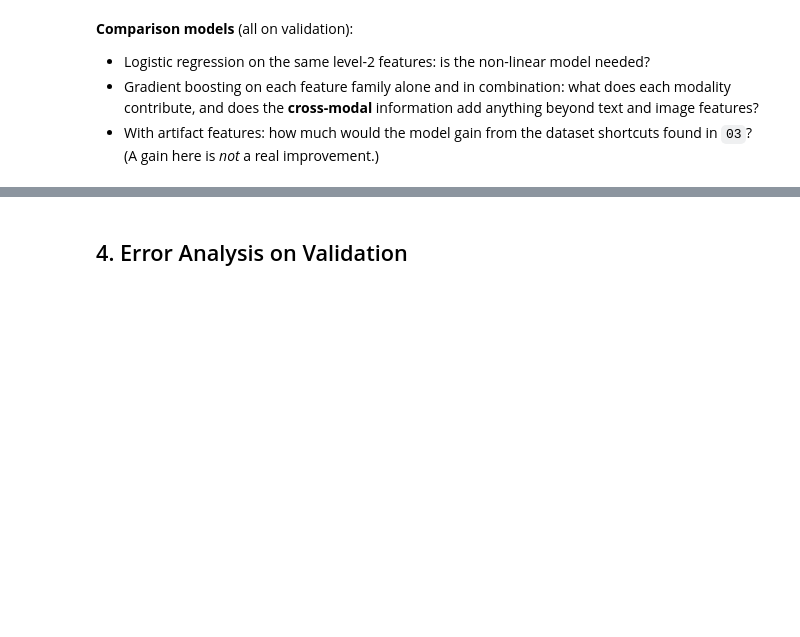
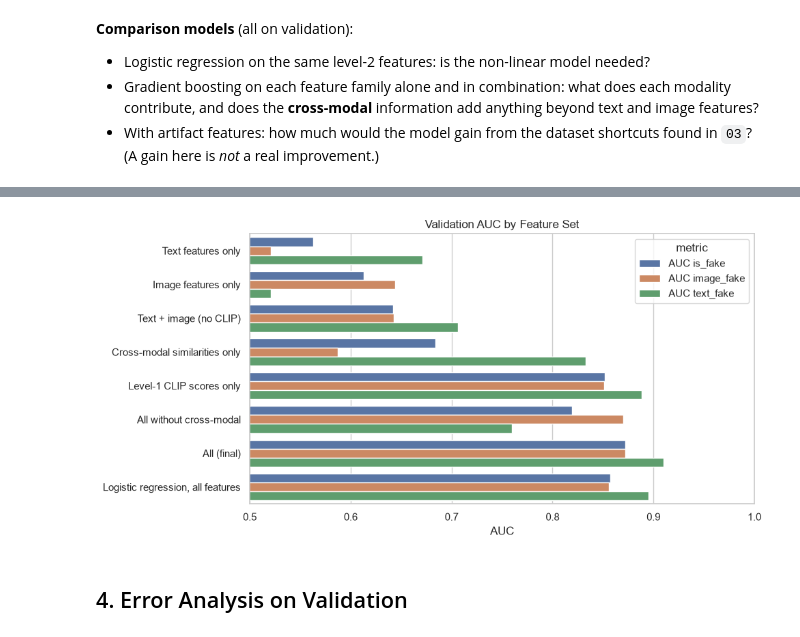
Before and after one commit to mfchloe/bt4012-team12, a Jupyter notebook: notebooks/05_multimodal_stacking.ipynb, the cells around one changed output, grey strips where cells are left out. Drawn from its saved outputs; the diff is of its cells as text; code cells hidden in the pictures; blank space fills up the shorter version.

Commit message:
Complete CLIP features and multimodal stacking model

```diff
--- a/notebooks/05_multimodal_stacking.ipynb
+++ b/notebooks/05_multimodal_stacking.ipynb
@@ -125,8 +128,8 @@ all_rows = pd.concat([data[s] for s in SPLITS], ignore_index=True)
 images = all_rows.drop_duplicates("image")[["image", "id", "mtcnn_boxes"]].reset_index(drop=True)
 n_faces = images["mtcnn_boxes"].str.len().to_numpy()
 
-face_emb = np.load(CLIP_CACHE / "faces.npy")
-assert len(face_emb) == n_faces.sum(), "faces.npy does not match the face order; re-run 04"
+face_emb = np.load(CLIP_CACHE / "faces_vitb16.npy")
+assert len(face_emb) == n_faces.sum(), "faces_vitb16.npy does not match the face order; re-run 04"
 
 faces = pd.DataFrame({
     "image": np.repeat(images["image"].to_numpy(), n_faces),
@@ -284,6 +346,8 @@ experiments = {
     "All without cross-modal": TEXT + IMAGE + ["l1_face_max", "l1_face_mean", "l1_face_largest", "l1_image", "l1_caption"],
     "All (final)": ALL,
     "All + artifact features": ALL + ARTIFACTS,
+    # Image size identifies the publisher, which could let the model partly rebuild the Guardian-only ELA shortcut
+    "All without image size": [f for f in ALL if f not in ("img_width", "img_height")],
 }
 
 ablation = {}
@@ -298,13 +375,15 @@ ablation
 # %%
 fig, ax = plt.subplots(figsize=(10, 5))
-plot_df = ablation.drop(index=["All + artifact features"]).reset_index(names="model").melt(
+plot_df = ablation.drop(index=["All + artifact features", "All without image size"]).reset_index(names="model").melt(
     id_vars="model", var_name="metric", value_name="AUC")
 sns.barplot(data=plot_df, y="model", x="AUC", hue="metric", ax=ax)
 ax.set_xlim(0.5, 1.0)
 ax.set_title("Validation AUC by Feature Set")
 ax.set_ylabel("")
 plt.tight_layout()
 plt.show()
+# %% [output]
+[figure, added]
 # %% [markdown]
 ## 4. Error Analysis on Validation
 # %%
```
Also changed, not shown: parts of 22 cells of this notebook, 5 other files.
